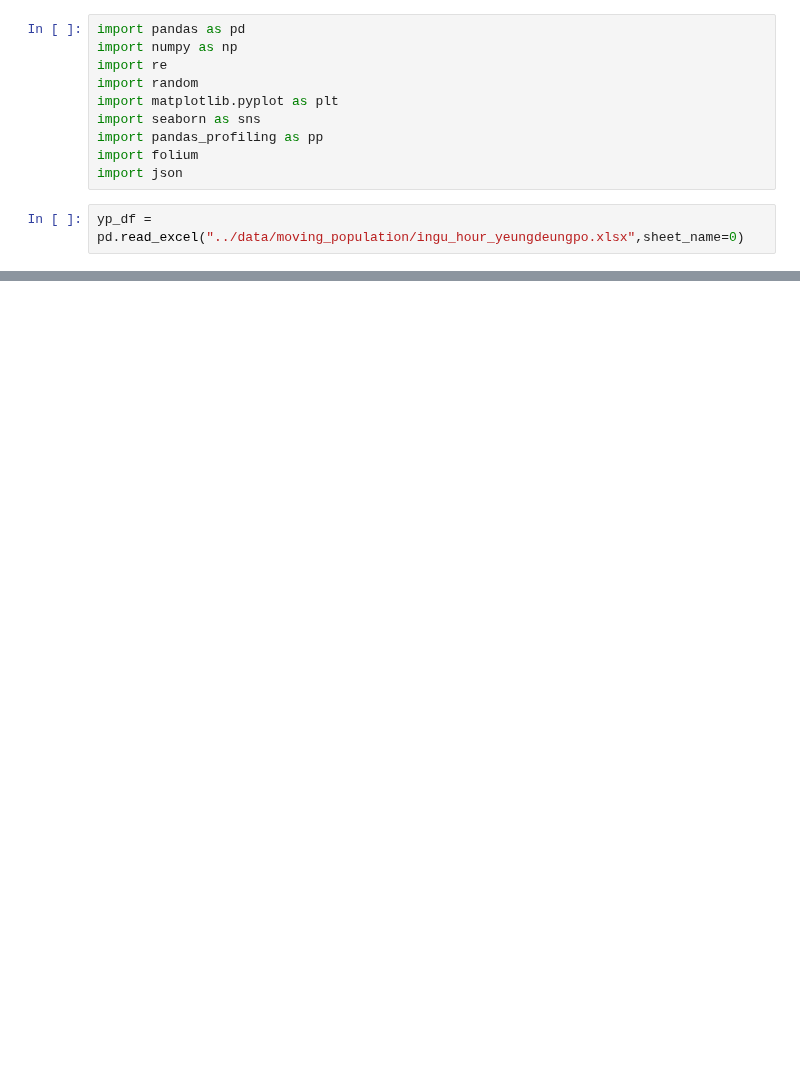
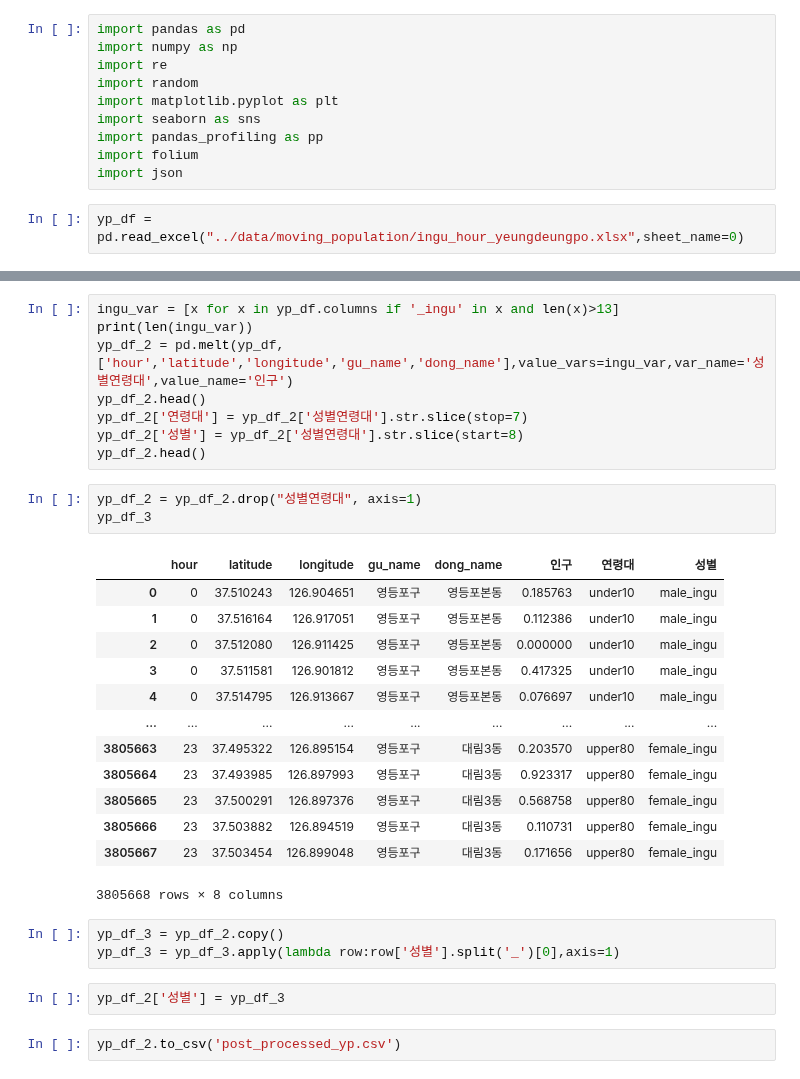
Before and after one commit to Edwardkim0/Place_trend_analysis, a Jupyter notebook: eda_map.ipynb, the cells around one changed output, grey strips where cells are left out. Drawn from its saved outputs; the diff is of its cells as text; blank space fills up the shorter version.

```diff
--- a/eda_map.ipynb
+++ b/eda_map.ipynb
@@ -28,0 +31,32 @@ yp_df
+# %%
+ingu_var = [x for x in yp_df.columns if '_ingu' in x and len(x)>13]
+print(len(ingu_var))
+yp_df_2 = pd.melt(yp_df,['hour','latitude','longitude','gu_name','dong_name'],value_vars=ingu_var,var_name='성별연령대',value_name='인구')
+yp_df_2.head()
+yp_df_2['연령대'] = yp_df_2['성별연령대'].str.slice(stop=7)
+yp_df_2['성별'] = yp_df_2['성별연령대'].str.slice(start=8)
+yp_df_2.head()
+# %%
+yp_df_2 = yp_df_2.drop("성별연령대", axis=1)
+yp_df_3
+# %% [output]
+|  | hour | latitude | longitude | gu_name | dong_name | 인구 | 연령대 | 성별 |
+| 0 | 0 | 37.510243 | 126.904651 | 영등포구 | 영등포본동 | 0.185763 | under10 | male_ingu |
+| 1 | 0 | 37.516164 | 126.917051 | 영등포구 | 영등포본동 | 0.112386 | under10 | male_ingu |
+| 2 | 0 | 37.512080 | 126.911425 | 영등포구 | 영등포본동 | 0.000000 | under10 | male_ingu |
+| 3 | 0 | 37.511581 | 126.901812 | 영등포구 | 영등포본동 | 0.417325 | under10 | male_ingu |
+| 4 | 0 | 37.514795 | 126.913667 | 영등포구 | 영등포본동 | 0.076697 | under10 | male_ingu |
+| ... | ... | ... | ... | ... | ... | ... | ... | ... |
+| 3805663 | 23 | 37.495322 | 126.895154 | 영등포구 | 대림3동 | 0.203570 | upper80 | female_ingu |
+| 3805664 | 23 | 37.493985 | 126.897993 | 영등포구 | 대림3동 | 0.923317 | upper80 | female_ingu |
+| 3805665 | 23 | 37.500291 | 126.897376 | 영등포구 | 대림3동 | 0.568758 | upper80 | female_ingu |
+| 3805666 | 23 | 37.503882 | 126.894519 | 영등포구 | 대림3동 | 0.110731 | upper80 | female_ingu |
+| 3805667 | 23 | 37.503454 | 126.899048 | 영등포구 | 대림3동 | 0.171656 | upper80 | female_ingu |
+3805668 rows × 8 columns
+# %%
+yp_df_3 = yp_df_2.copy()
+yp_df_3 = yp_df_3.apply(lambda row:row['성별'].split('_')[0],axis=1)
+# %%
+yp_df_2['성별'] = yp_df_3
+# %%
+yp_df_2.to_csv('post_processed_yp.csv')
```
Also changed, not shown: parts of 8 cells of this notebook.
